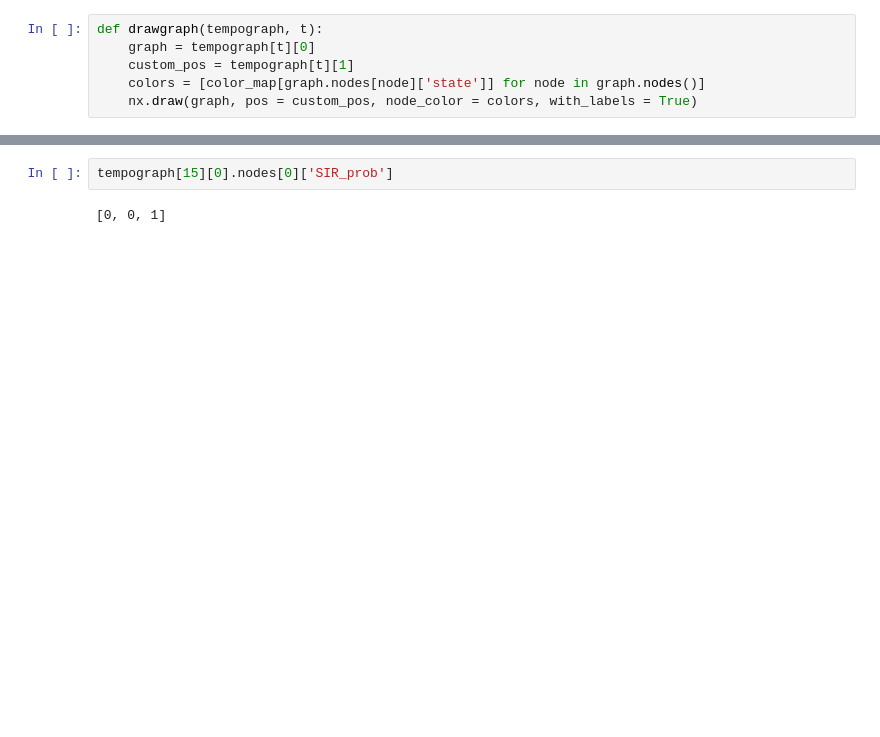
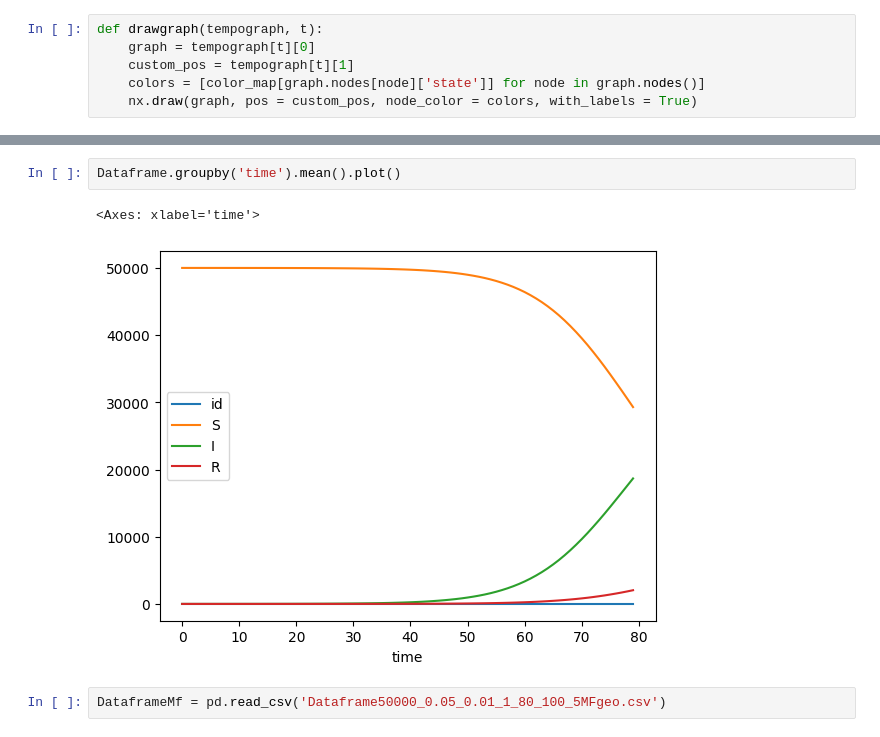
Before and after one commit to FYYHU/BAMnet, a Jupyter notebook: 2DunifMeanTemporal.ipynb, the cells around one changed output, grey strips where cells are left out. Drawn from its saved outputs; the diff is of its cells as text; blank space fills up the shorter version.

```diff
--- a/2DunifMeanTemporal.ipynb
+++ b/2DunifMeanTemporal.ipynb
@@ -240,4 +254,7 @@ interactive(children=(IntSlider(value=0, description='t', max=19), Output()), _d
-# %%
-tempograph[15][0].nodes[0]['SIR_prob']
-# %% [output]
-[0, 0, 1]
+# %%
+Dataframe.groupby('time').mean().plot()
+# %% [output]
+<Axes: xlabel='time'>
+[figure, added]
+# %%
+DataframeMf = pd.read_csv('Dataframe50000_0.05_0.01_1_80_100_5MFgeo.csv')
```
Also changed, not shown: parts of 9 cells of this notebook.
